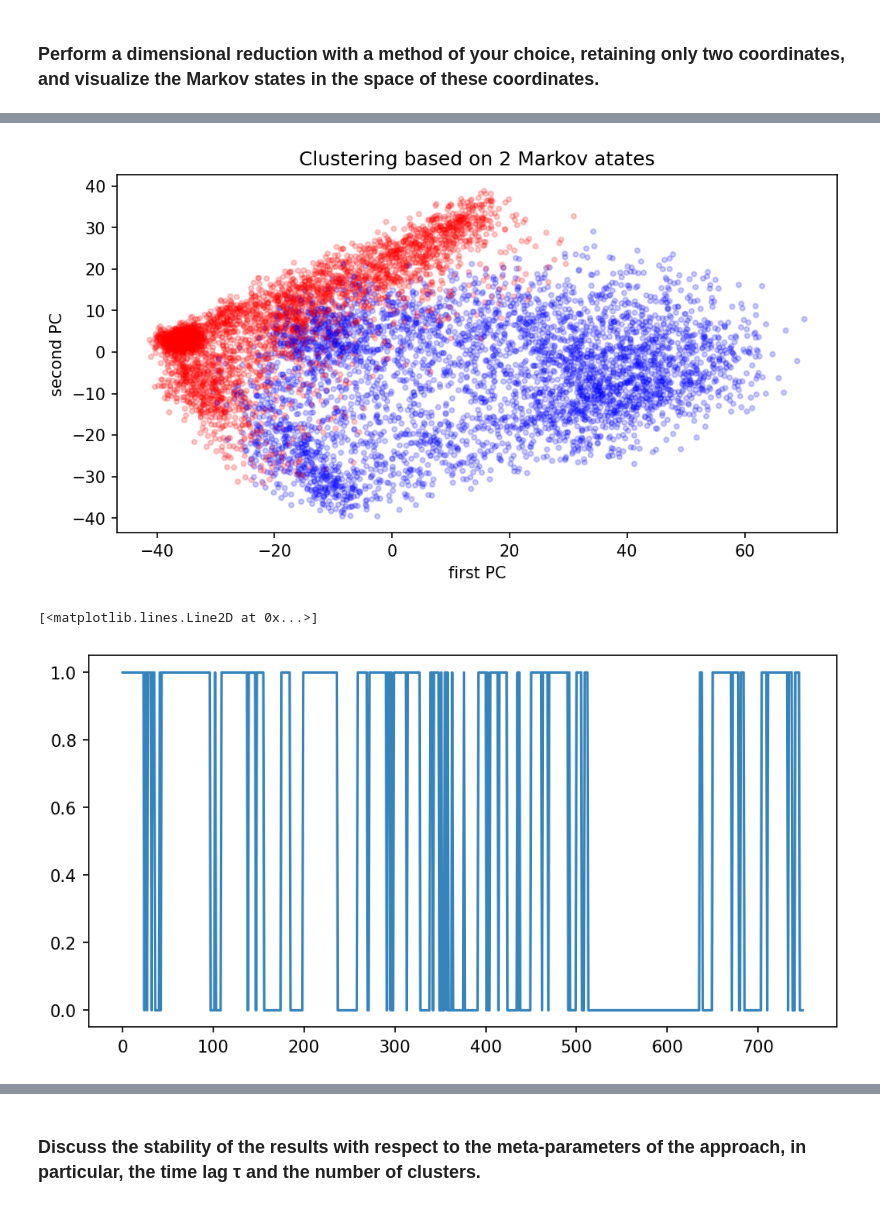
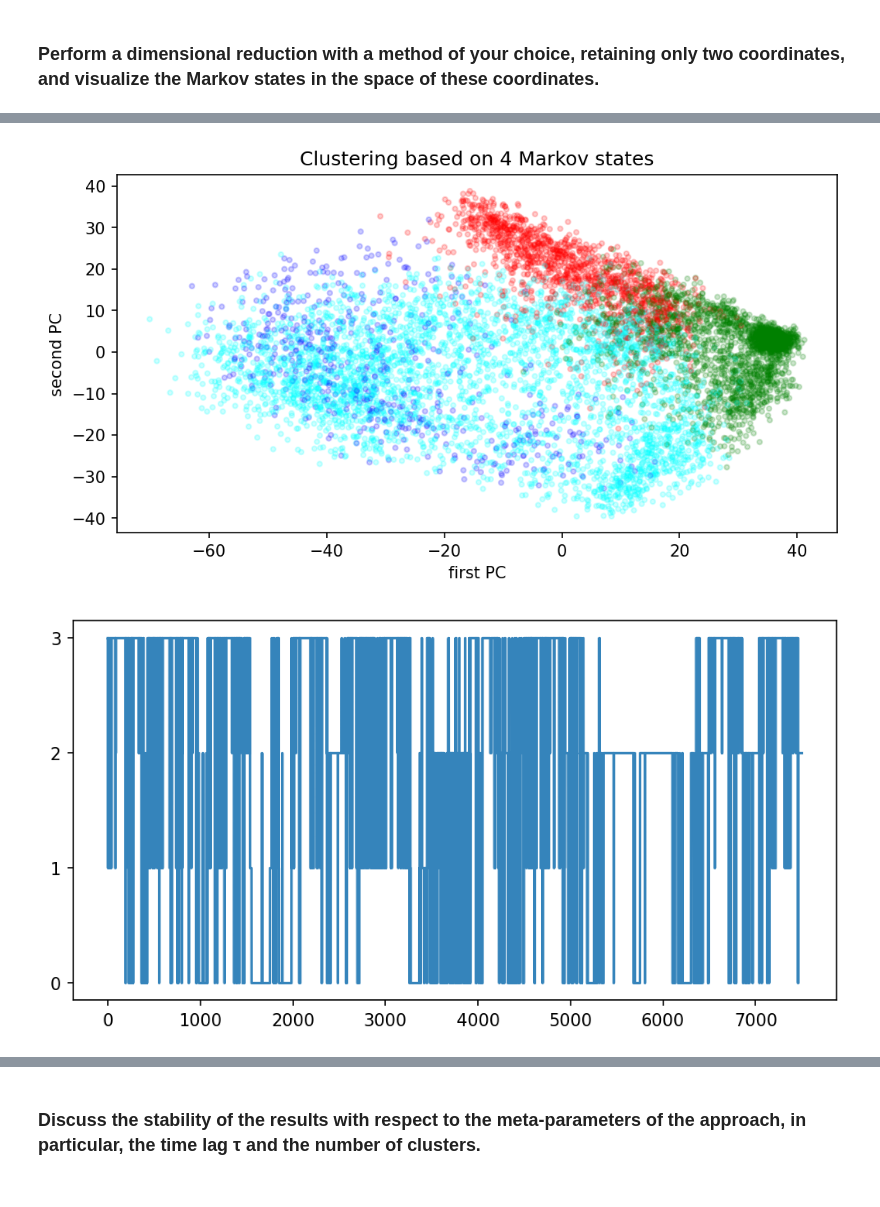
Before and after one commit to DavideScassola/UnsupervisedLearning2022-2023, a Jupyter notebook: third_exercise/third_exercise.ipynb, the cells around one changed output, grey strips where cells are left out. Saved outputs shown, nothing was run; the diff lists cells and outputs as text; code cells hidden in the pictures.

```diff
--- a/third_exercise/third_exercise.ipynb
+++ b/third_exercise/third_exercise.ipynb
@@ -90,9 +95,9 @@ if PCA_VARIANCE_TARGET:
 # %% [markdown]
 ### Find the microstates by a cluster analysis performed with k-means or k-medoids.
 # %%
-#from sklearn.cluster import KMeans
+from sklearn.cluster import KMeans
 
-N_CLUSTERS = 50
+N_CLUSTERS = 75
 
 state, centers = kmeans(X=X, k=N_CLUSTERS)
 
@@ -102,13 +107,15 @@ state -= np.min(state)
 # %% [markdown]
 ### Choose a time lag and estimate the transition matrix between each pair of clusters
 # %%
-TIME_LAG = 10
+TIME_LAG = 1
 
 def get_transition_matrix(states: np.ndarray, time_lag: int) -> np.ndarray:
     frequency_matrix = confusion_matrix(states[:-time_lag], states[time_lag:])
     transition_matrix = frequency_matrix / np.expand_dims(frequency_matrix.sum(axis=1),1)
     np.testing.assert_almost_equal(transition_matrix.sum(axis=1), np.ones(len(transition_matrix)))
-    #assert (transition_matrix>0).all()
+    if not (transition_matrix>0).all():
+        print(f'Warning: there are {np.sum(transition_matrix<=0)} null entries')
     return transition_matrix
 
 transition_matrix = get_transition_matrix(state, TIME_LAG)
+show_transition_matrix(transition_matrix)
@@ -147,17 +152,20 @@ _ = plt.scatter(np.arange(len(relaxation_times)), relaxation_times)
 # %%
-def to_markov_state(states: np.ndarray, left_eigvectors: np.ndarray, level: int =1):
+def to_markov_state(s: np.ndarray, l_eigvectors: np.ndarray, level: int =1):
     """
     Crazy one liner:
         - for each eigenvectors extract > 0 information, so turn eigenvetors matrix into binary (1, 0)
         - each row is interpreted as a binary number, so converted to decimal
         - apply modulo (2^level) in order to consider only first level eigenvectors
     """
-    markov_states_map = np.sum(2**np.arange(left_eigvectors.shape[1]-1) * (left_eigenvectors[:,1:]>0)*1, axis=1)%(2**level)
-    return markov_states_map, markov_states_map[states]
+    markov_states_map = np.sum(2**np.arange(l_eigvectors.shape[1]-1) * (l_eigvectors[:,1:]>0)*1, axis=1)%(2**level)
+    return markov_states_map, markov_states_map[s]
 
-markov_states_map, markov_state = to_markov_state(states=state, left_eigvectors=left_eigenvectors, level=1)
+markov_states_map, markov_state = to_markov_state(s=state, l_eigvectors=left_eigenvectors, level=1)
 
 print(f"{markov_states_map = }")
 markov_states_dict = {mstate : list(np.arange(len(markov_states_map))[markov_states_map==mstate]) for mstate in np.unique(markov_states_map)}
-print(f"{markov_states_dict = }")
+
+print(f"markov_states_dict = ")
+for k,v in markov_states_dict.items():
+    print(f"\t{k}: {v}")
 # %% [output]
@@ -203,13 +227,14 @@ _ = plt.title(f'Kmeans clusters')
 # %%
-_, markov_state = to_markov_state(states=state, left_eigvectors=left_eigenvectors, level=1)
+_, markov_state = to_markov_state(s=state, l_eigvectors=left_eigenvectors, level=2)
+
 plt.scatter(compressed_data[:,0], compressed_data[:,1], c = COLORS[markov_state], alpha=0.2, marker = '.')
 plt.xlabel('first PC')
 plt.ylabel('second PC')
-_ = plt.title(f'Clustering based on {len(set(markov_state))} Markov atates')
+_ = plt.title(f'Clustering based on {len(set(markov_state))} Markov states')
 # %% [output]
-[figure, old version]
+[figure, new version]
 # %%
-_ = plt.plot(markov_state[::TIME_LAG], '-', alpha = 0.9)
+plt.plot(markov_state[::TIME_LAG], '-', alpha = 0.9)
+_ = plt.yticks(np.arange(1 + np.max(markov_state)))
 # %% [output]
-[<matplotlib.lines.Line2D at 0x...>]
-[figure, old version]
+[figure, new version]
```
Also changed, not shown: parts of 21 cells of this notebook.
